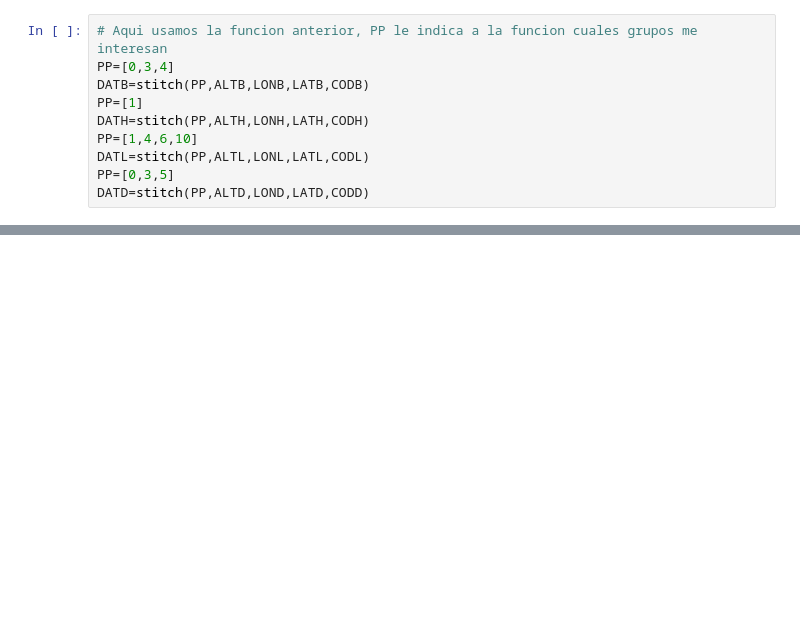
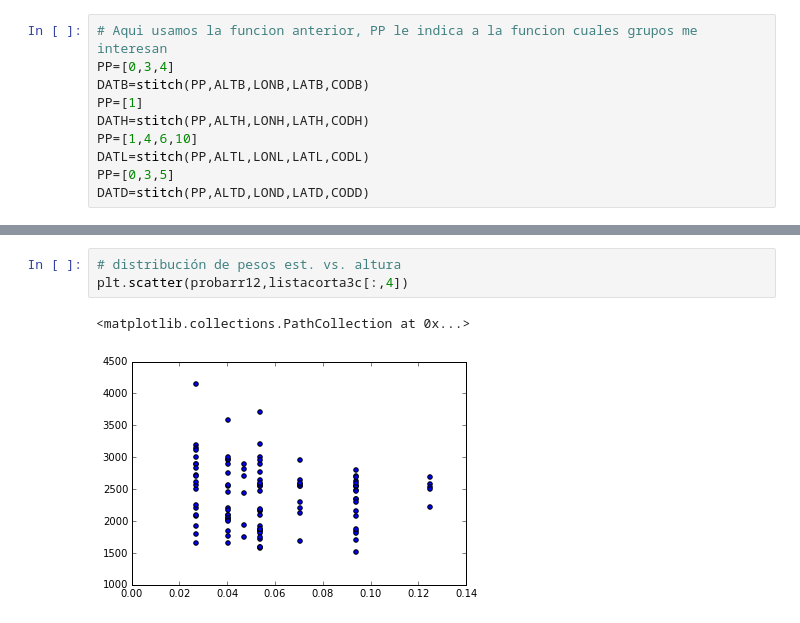
Before and after one commit to saint-germain/ideam, a Jupyter notebook: PCA-IDEAM-WC.ipynb, the cells around one changed output, grey strips where cells are left out. Drawn from its saved outputs; the diff is of its cells as text; blank space fills up the shorter version.

```diff
--- a/PCA-IDEAM-WC.ipynb
+++ b/PCA-IDEAM-WC.ipynb
@@ -1054,0 +708,6 @@ TypeError: You must first set_array for mappable
+# %%
+# distribución de pesos est. vs. altura
+plt.scatter(probarr12,listacorta3c[:,4])
+# %% [output]
+<matplotlib.collections.PathCollection at 0x...>
+[figure, added]
```
Also changed, not shown: parts of 86 cells of this notebook, 10 other files.
